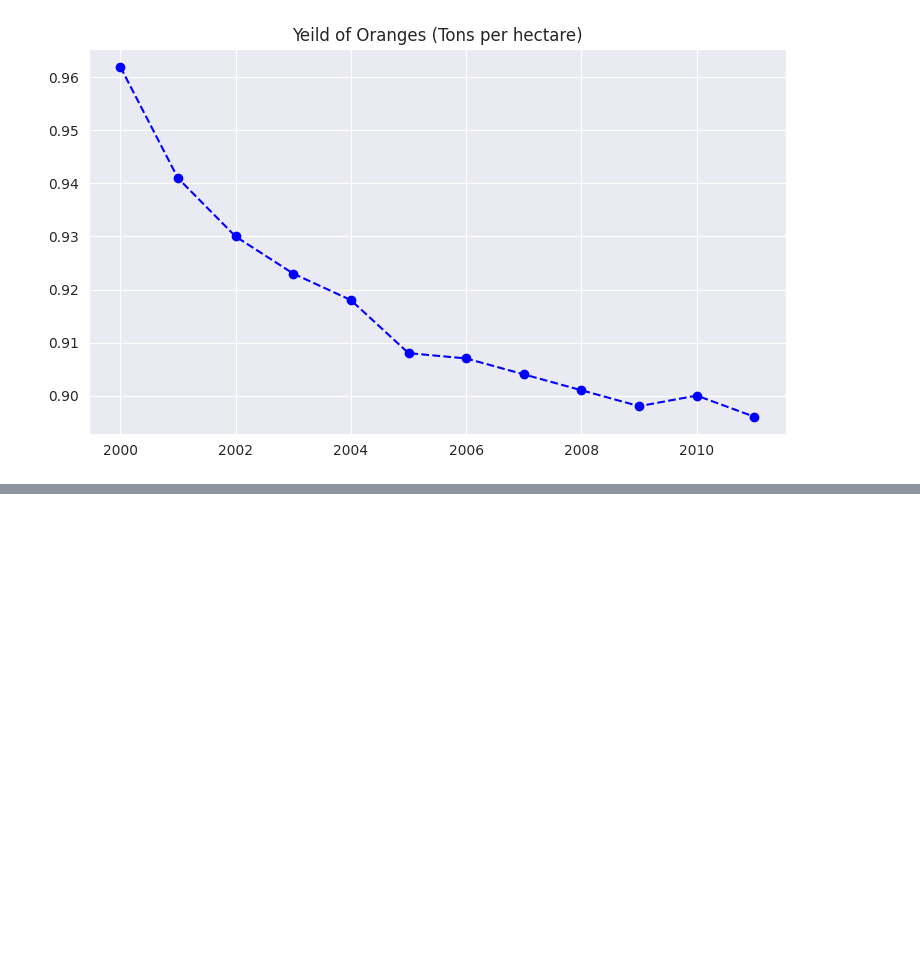
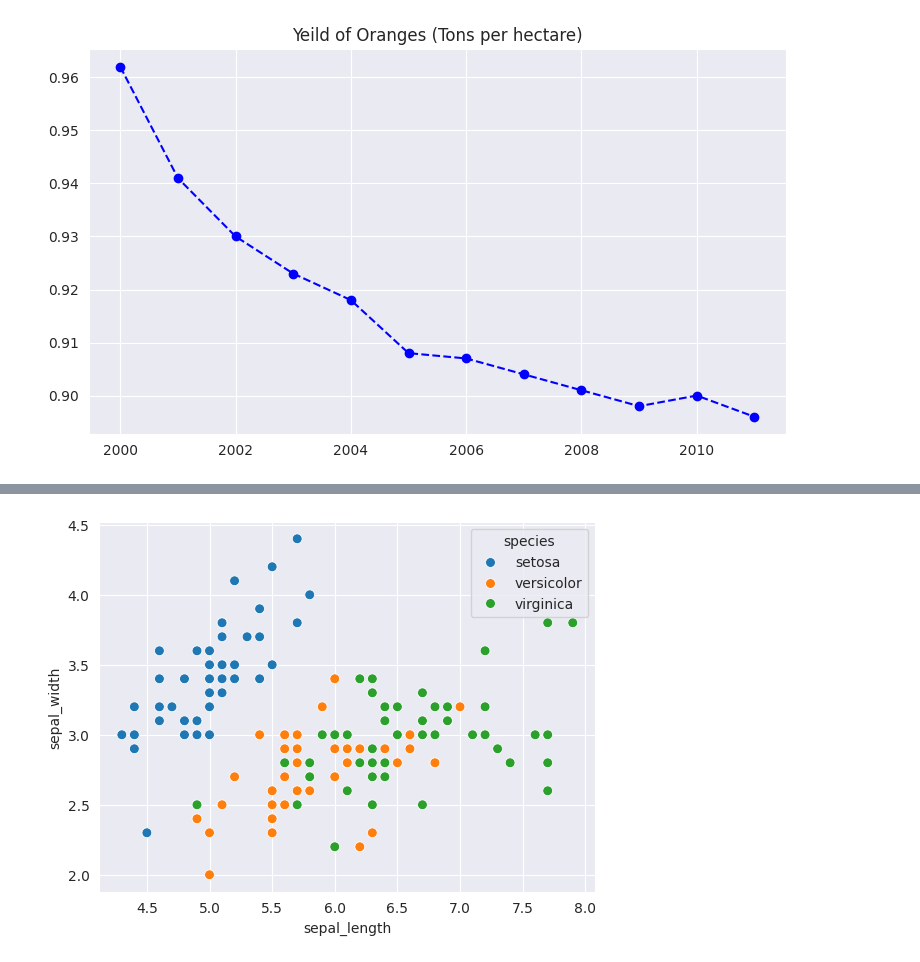
Before and after one commit to paras2003gupta/Machine_learning_google_colab, a Jupyter notebook: Jovian3(MatPlotLib+Seaborn).ipynb, the cells around one changed output, grey strips where cells are left out. Saved outputs shown, nothing was run; the diff lists cells and outputs as text; code cells hidden in the pictures; blank space fills up the shorter version.

```diff
--- a/Jovian3(MatPlotLib+Seaborn).ipynb
+++ b/Jovian3(MatPlotLib+Seaborn).ipynb
@@ -160,0 +198,4 @@ plt.title("Yeild of Oranges (Tons per hectare)");
+# %%
+sns.scatterplot(x='sepal_length',y='sepal_width',hue = "species",s=50,data = flowers_df);
+# %% [output]
+[figure, added]
```
Also changed, not shown: parts of 20 cells of this notebook.
